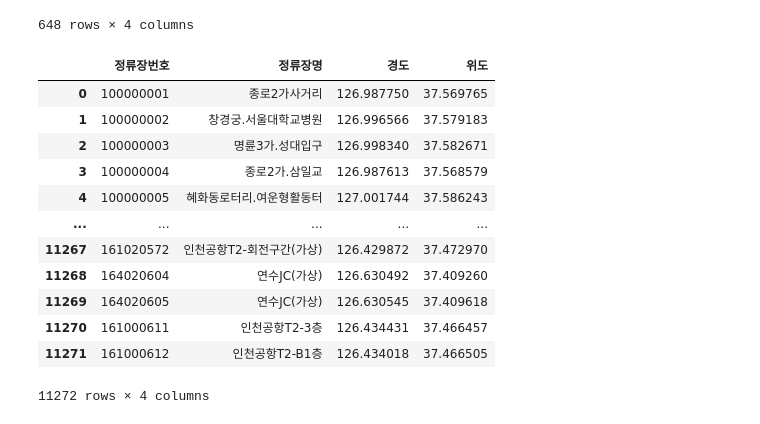
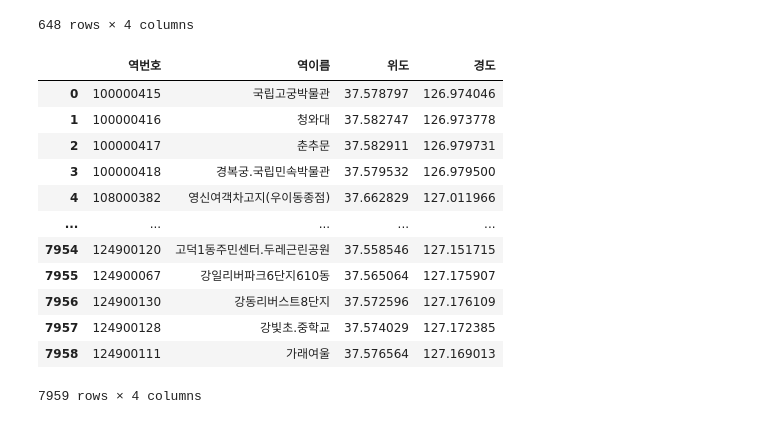
Before and after one commit to 23-1-CauCapstone-Team3/DataPreprocessing, a Jupyter notebook: hub/station.ipynb, the cells around one changed output. Drawn from its saved outputs; the diff is of its cells as text; code cells hidden in the pictures.

```diff
--- a/hub/station.ipynb
+++ b/hub/station.ipynb
@@ -653,19 +653,22 @@ train_station
 | 646 | 까치산 | 37.531394 | 126.846987 | 264.0 |
 | 647 | 광운대 | 37.623986 | 127.061956 | 1809.0 |
 648 rows × 4 columns
-# %%
-bus_station_2
-# %% [output]
-|  | 정류장번호 | 정류장명 | 경도 | 위도 |
-| 0 | 100000001 | 종로2가사거리 | 126.987750 | 37.569765 |
-| 1 | 100000002 | 창경궁.서울대학교병원 | 126.996566 | 37.579183 |
-| 2 | 100000003 | 명륜3가.성대입구 | 126.998340 | 37.582671 |
-| 3 | 100000004 | 종로2가.삼일교 | 126.987613 | 37.568579 |
-| 4 | 100000005 | 혜화동로터리.여운형활동터 | 127.001744 | 37.586243 |
-| ... | ... | ... | ... | ... |
-| 11267 | 161020572 | 인천공항T2-회전구간(가상) | 126.429872 | 37.472970 |
-| 11268 | 164020604 | 연수JC(가상) | 126.630492 | 37.409260 |
-| 11269 | 164020605 | 연수JC(가상) | 126.630545 | 37.409618 |
-| 11270 | 161000611 | 인천공항T2-3층 | 126.434431 | 37.466457 |
-| 11271 | 161000612 | 인천공항T2-B1층 | 126.434018 | 37.466505 |
-11272 rows × 4 columns
+# %%
+result_bus_station = result_bus_station.reset_index(drop=True)
+result_bus_station = result_bus_station.rename(columns={"정류장명": "역이름", "정류장번호": "역번호"})
+
+result_bus_station
+# %% [output]
+|  | 역번호 | 역이름 | 위도 | 경도 |
+| 0 | 100000415 | 국립고궁박물관 | 37.578797 | 126.974046 |
+| 1 | 100000416 | 청와대 | 37.582747 | 126.973778 |
+| 2 | 100000417 | 춘추문 | 37.582911 | 126.979731 |
+| 3 | 100000418 | 경복궁.국립민속박물관 | 37.579532 | 126.979500 |
+| 4 | 108000382 | 영신여객차고지(우이동종점) | 37.662829 | 127.011966 |
+| ... | ... | ... | ... | ... |
+| 7954 | 124900120 | 고덕1동주민센터.두레근린공원 | 37.558546 | 127.151715 |
+| 7955 | 124900067 | 강일리버파크6단지610동 | 37.565064 | 127.175907 |
+| 7956 | 124900130 | 강동리버스트8단지 | 37.572596 | 127.176109 |
+| 7957 | 124900128 | 강빛초.중학교 | 37.574029 | 127.172385 |
+| 7958 | 124900111 | 가래여울 | 37.576564 | 127.169013 |
+7959 rows × 4 columns
```
Also changed, not shown: parts of 7 cells of this notebook, 1 other file.
